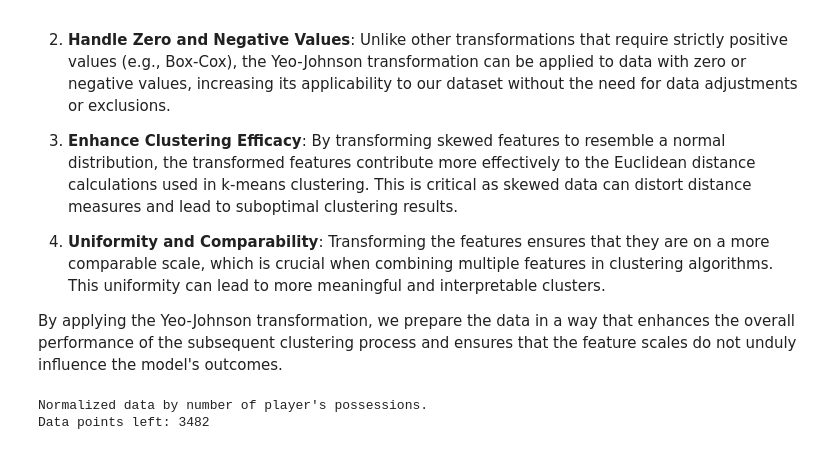
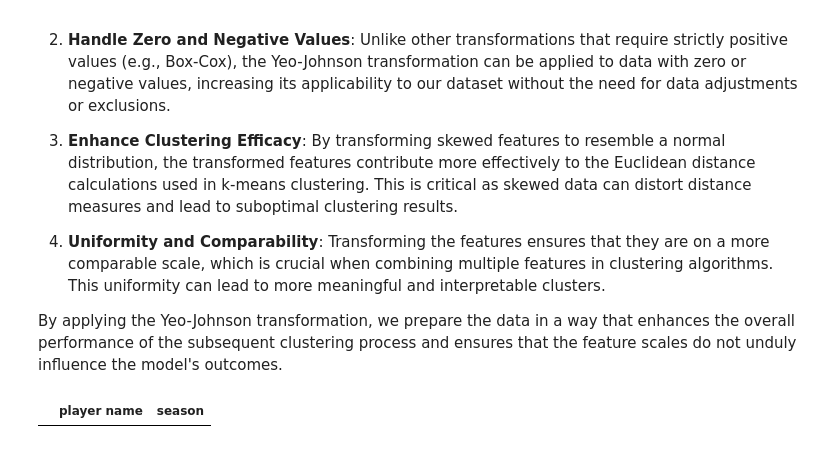
Before and after one commit to pmoecke/basketball-analytics, a Jupyter notebook: ml-models/preprocess_data.ipynb, the cells around one changed output. Saved outputs shown, nothing was run; the diff lists cells and outputs as text; code cells hidden in the pictures.

Commit message:
Only use most recent season with >= 230 minutes for the projection

```diff
--- a/ml-models/preprocess_data.ipynb
+++ b/ml-models/preprocess_data.ipynb
@@ -283,6 +287,7 @@ def apply_power_tranform(df, features):
     for feature in features:
         # Use double brackets because fit_transform expects a 2D array
         df[feature] = pt.fit_transform(df[[feature]])
+    return df
 
 
 def drop_irrelevant_features_and_normalize(df, normalization="minutes"):
@@ -320,13 +325,27 @@ def drop_irrelevant_features_and_normalize(df, normalization="minutes"):
 
 # df_post_transform = apply_log_transformation(df_pre_transform, NON_GAUSSIAN)
 df_post_transform = apply_power_tranform(df_pre_transform, NON_GAUSSIAN)
-df_new = drop_irrelevant_features_and_normalize(df_pre_transform, normalization=NORMALIZATION_METHOD)
-# Export to csv file s.t. it can be later used for the ML
-if NORMALIZATION_METHOD is None:
-    df_new.to_csv(f'preprocessed_data.csv', index=False)
-else:
-    df_new.to_csv(f"preprocessed_normalized_{NORMALIZATION_METHOD}.csv", index=False)
-print(f"Data points left: {len(df_new)}")
+#df_new = drop_irrelevant_features_and_normalize(df_pre_transform, normalization=NORMALIZATION_METHOD)
+## Export to csv file s.t. it can be later used for the ML
+#if NORMALIZATION_METHOD is None:
+#    df_new.to_csv(f'preprocessed_data.csv', index=False)
+#else:
+#    df_new.to_csv(f"preprocessed_normalized_{NORMALIZATION_METHOD}.csv", index=False)
+#print(f"Data points left: {len(df_new)}")
-# %% [output]
-Normalized data by number of player's possessions.
-Data points left: 3482
+# %%
+last_season_filter = df_post_transform[["player name", "season"]].groupby("player name").max().reset_index()
+# %%
+# This is a terrible way to do it
+indices = []
+for elem in last_season_filter.iterrows():
+    indices.append((df_post_transform[(df_post_transform["player name"] == elem[1]["player name"]) &
+                             (df_post_transform["season"] == elem[1]["season"])].index[0]))
+# %%
+most_recent_season = df_post_transform.loc[indices]
+most_recent_season.to_csv("train_data_yeo_new.csv")
+# %%
+# Sanity check, sc should be empty
+sc = pd.DataFrame(most_recent_season.groupby("player name").count()["season"]).reset_index()
+sc[sc["season"] != 1]
+# %% [output]
+|  | player name | season |
```
Also changed, not shown: parts of 1 cell of this notebook, 6 other files.
